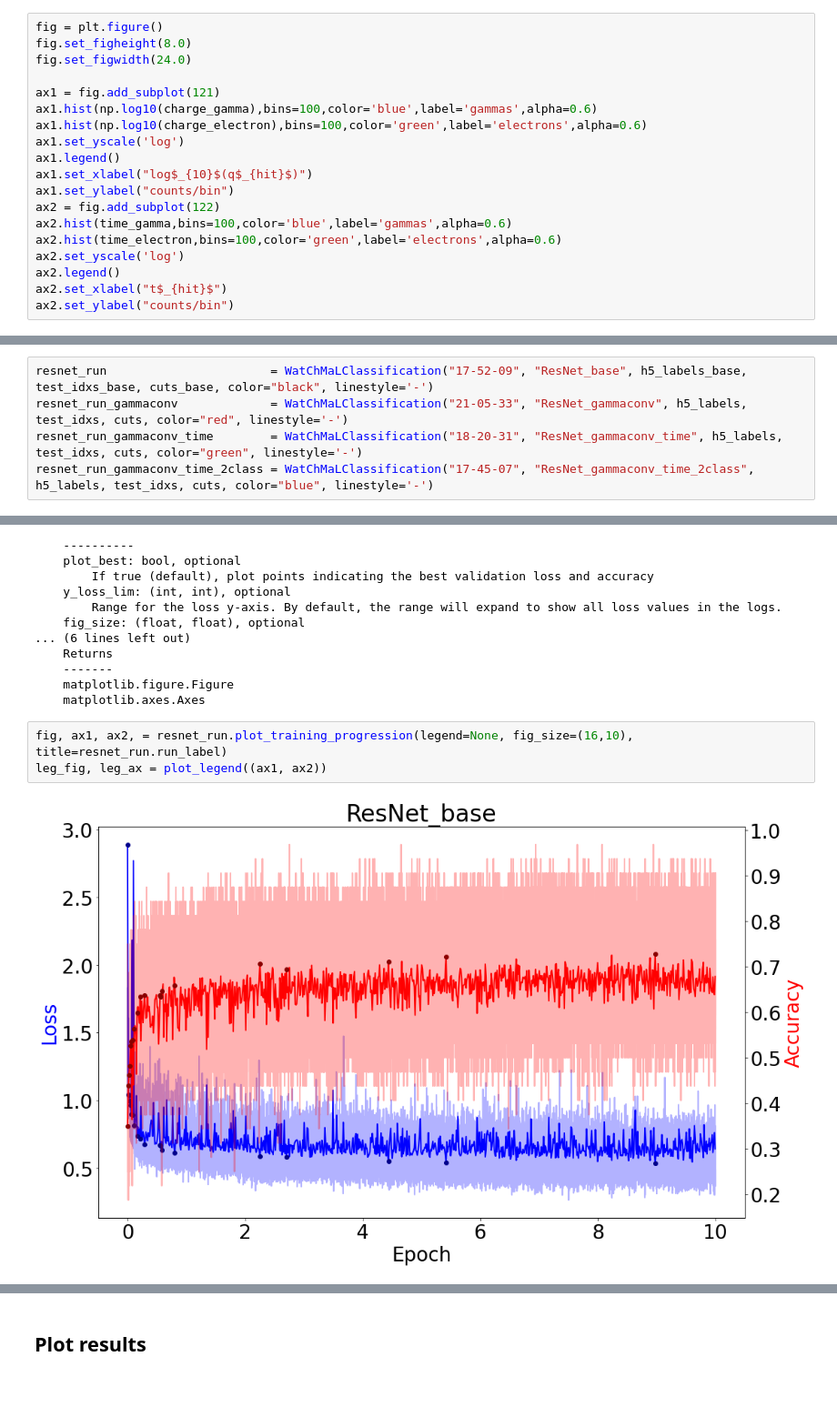
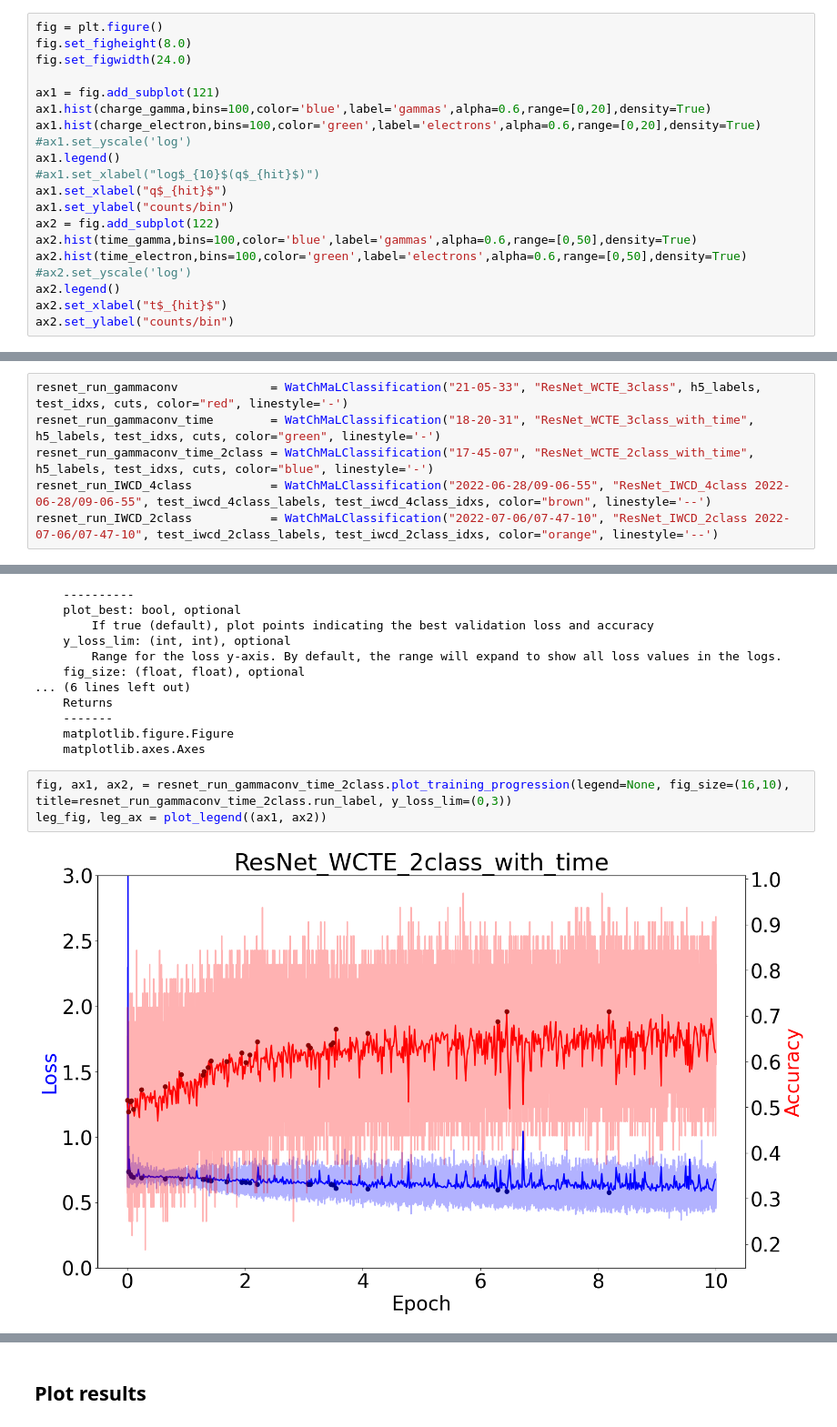
Before and after one commit to jerenner/wcte_analysis, a Jupyter notebook: resnet_PID_e_gamma.ipynb, the cells around one changed output, grey strips where cells are left out. Shown at 91% size. Cells and saved outputs as stored; diff of their text form; blank space fills up the shorter version.

Commit message:
Adds IWCD information

```diff
--- a/resnet_PID_e_gamma.ipynb
+++ b/resnet_PID_e_gamma.ipynb
@@ -377,16 +371,17 @@ fig.set_figheight(8.0)
 fig.set_figwidth(24.0)
 
 ax1 = fig.add_subplot(121)
-ax1.hist(np.log10(charge_gamma),bins=100,color='blue',label='gammas',alpha=0.6)
-ax1.hist(np.log10(charge_electron),bins=100,color='green',label='electrons',alpha=0.6)
-ax1.set_yscale('log')
+ax1.hist(charge_gamma,bins=100,color='blue',label='gammas',alpha=0.6,range=[0,20],density=True)
+ax1.hist(charge_electron,bins=100,color='green',label='electrons',alpha=0.6,range=[0,20],density=True)
+#ax1.set_yscale('log')
 ax1.legend()
-ax1.set_xlabel("log$_{10}$(q$_{hit}$)")
+#ax1.set_xlabel("log$_{10}$(q$_{hit}$)")
+ax1.set_xlabel("q$_{hit}$")
 ax1.set_ylabel("counts/bin")
 ax2 = fig.add_subplot(122)
-ax2.hist(time_gamma,bins=100,color='blue',label='gammas',alpha=0.6)
-ax2.hist(time_electron,bins=100,color='green',label='electrons',alpha=0.6)
-ax2.set_yscale('log')
+ax2.hist(time_gamma,bins=100,color='blue',label='gammas',alpha=0.6,range=[0,50],density=True)
+ax2.hist(time_electron,bins=100,color='green',label='electrons',alpha=0.6,range=[0,50],density=True)
+#ax2.set_yscale('log')
 ax2.legend()
 ax2.set_xlabel("t$_{hit}$")
 ax2.set_ylabel("counts/bin")
@@ -451,10 +446,11 @@ class WatChMaLClassification(ClassificationRun, analysis.read.WatChMaLOutput)
  |  val_log_loss
  |      Array of validation loss values for each entry in the training progression log.
 # %%
-resnet_run                       = WatChMaLClassification("17-52-09", "ResNet_base", h5_labels_base, test_idxs_base, cuts_base, color="black", linestyle='-')
-resnet_run_gammaconv             = WatChMaLClassification("21-05-33", "ResNet_gammaconv", h5_labels, test_idxs, cuts, color="red", linestyle='-')
-resnet_run_gammaconv_time        = WatChMaLClassification("18-20-31", "ResNet_gammaconv_time", h5_labels, test_idxs, cuts, color="green", linestyle='-')
-resnet_run_gammaconv_time_2class = WatChMaLClassification("17-45-07", "ResNet_gammaconv_time_2class", h5_labels, test_idxs, cuts, color="blue", linestyle='-')
+resnet_run_gammaconv             = WatChMaLClassification("21-05-33", "ResNet_WCTE_3class", h5_labels, test_idxs, cuts, color="red", linestyle='-')
+resnet_run_gammaconv_time        = WatChMaLClassification("18-20-31", "ResNet_WCTE_3class_with_time", h5_labels, test_idxs, cuts, color="green", linestyle='-')
+resnet_run_gammaconv_time_2class = WatChMaLClassification("17-45-07", "ResNet_WCTE_2class_with_time", h5_labels, test_idxs, cuts, color="blue", linestyle='-')
+resnet_run_IWCD_4class           = WatChMaLClassification("2022-06-28/09-06-55", "ResNet_IWCD_4class 2022-06-28/09-06-55", test_iwcd_4class_labels, test_iwcd_4class_idxs, color="brown", linestyle='--')
+resnet_run_IWCD_2class           = WatChMaLClassification("2022-07-06/07-47-10", "ResNet_IWCD_2class 2022-07-06/07-47-10", test_iwcd_2class_labels, test_iwcd_2class_idxs, color="orange", linestyle='--')
 # %% [markdown]
 ### Plot training progression
 # %%
@@ -478,10 +474,10 @@ plot_training_progression(self, plot_best=True, y_loss_lim=None, fig_size=None,
     matplotlib.figure.Figure
     matplotlib.axes.Axes
 # %%
-fig, ax1, ax2, = resnet_run.plot_training_progression(legend=None, fig_size=(16,10), title=resnet_run.run_label)
+fig, ax1, ax2, = resnet_run_gammaconv_time_2class.plot_training_progression(legend=None, fig_size=(16,10), title=resnet_run_gammaconv_time_2class.run_label, y_loss_lim=(0,3))
 leg_fig, leg_ax = plot_legend((ax1, ax2))
 # %% [output]
-[figure, old version]
+[figure, new version]
 [figure]
 # %% [markdown]
 ## Plot results
```
Also changed, not shown: parts of 14 cells of this notebook.
